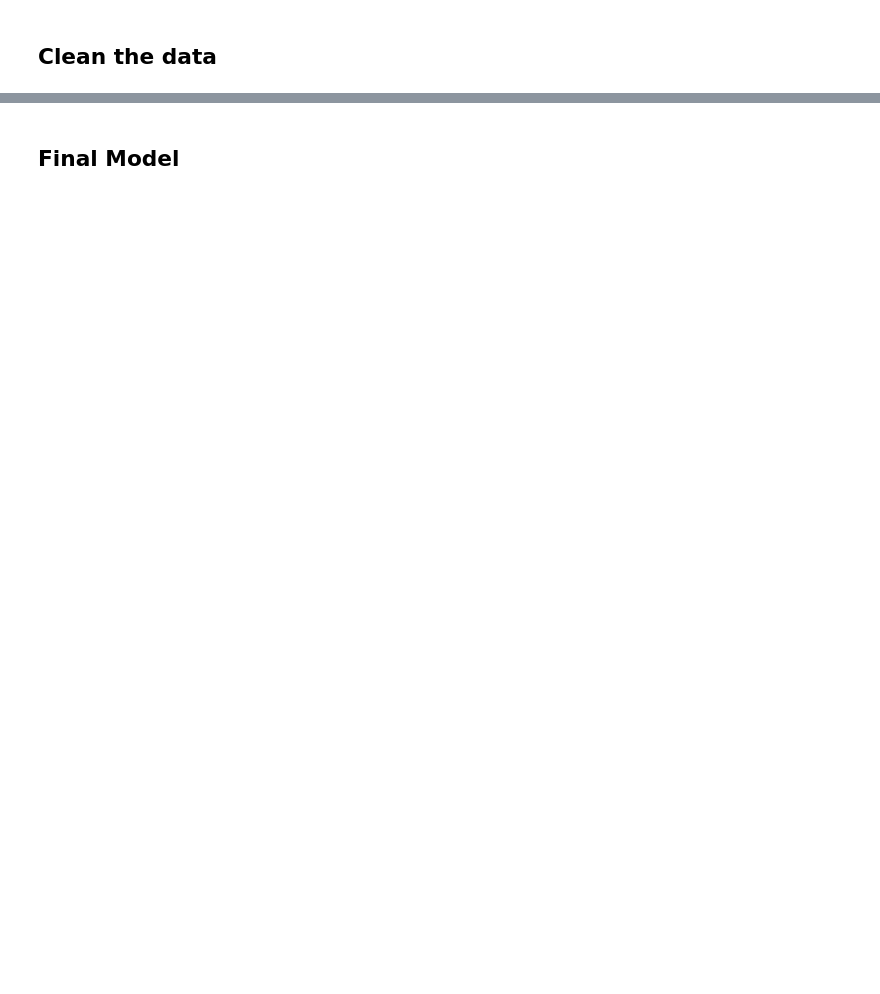
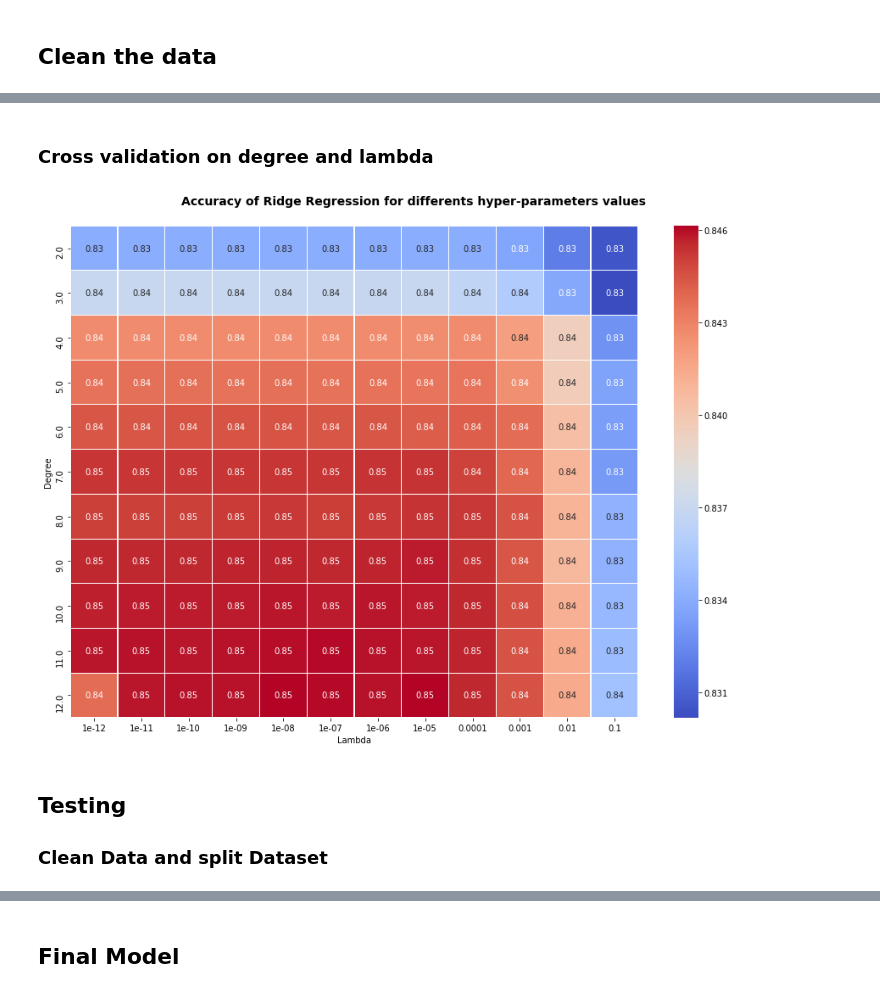
Before and after one commit to X4l1b1/ML_Project1, a Jupyter notebook: scripts/project1.ipynb, the cells around one changed output, grey strips where cells are left out. Drawn from its saved outputs; the diff is of its cells as text; code cells hidden in the pictures; blank space fills up the shorter version.

Commit message:
Code cleaned, run file added, readme done, notebook cleaned

```diff
--- a/scripts/project1.ipynb
+++ b/scripts/project1.ipynb
@@ -388,2 +137,22 @@ range(0, 14)
+# %% [markdown]
+### Cross validation on degree and lambda
+# %%
+# Make data.
+values = pd.DataFrame(columns=["Degree", "Lambda", "Accuracy"])
+degrees = np.array(range(2, 13))
+lambdas = np.logspace(-12, -1, 12)
+
+for degree in degrees:
+    for lambda_ in lambdas:
+        accuracy = cross_validate(yC[0], tXC[0], k_fold, lambda_, degree, seed)[0]
+        values = values.append({'Degree' : degree , 'Lambda' : lambda_, 'Accuracy': accuracy}, ignore_index=True)
+
+plot_3_variables(values)
+# %% [output]
+[figure, added]
+# %% [markdown]
+## Testing
+
+### Clean Data and split Dataset
 # %%
 # Models parameters
```
Also changed, not shown: parts of 30 cells of this notebook, 22 other files.
